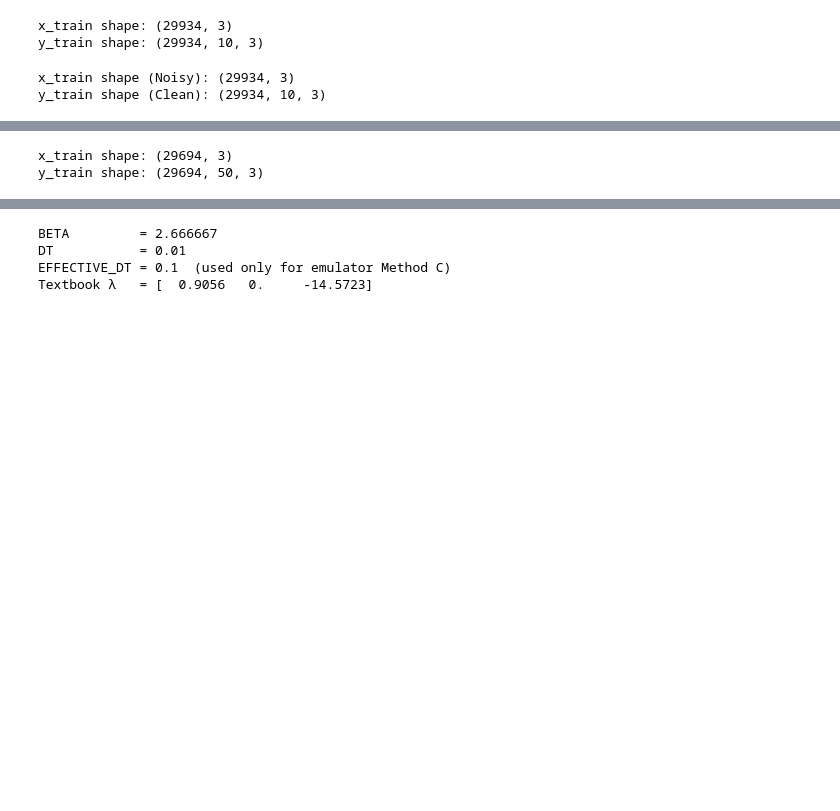
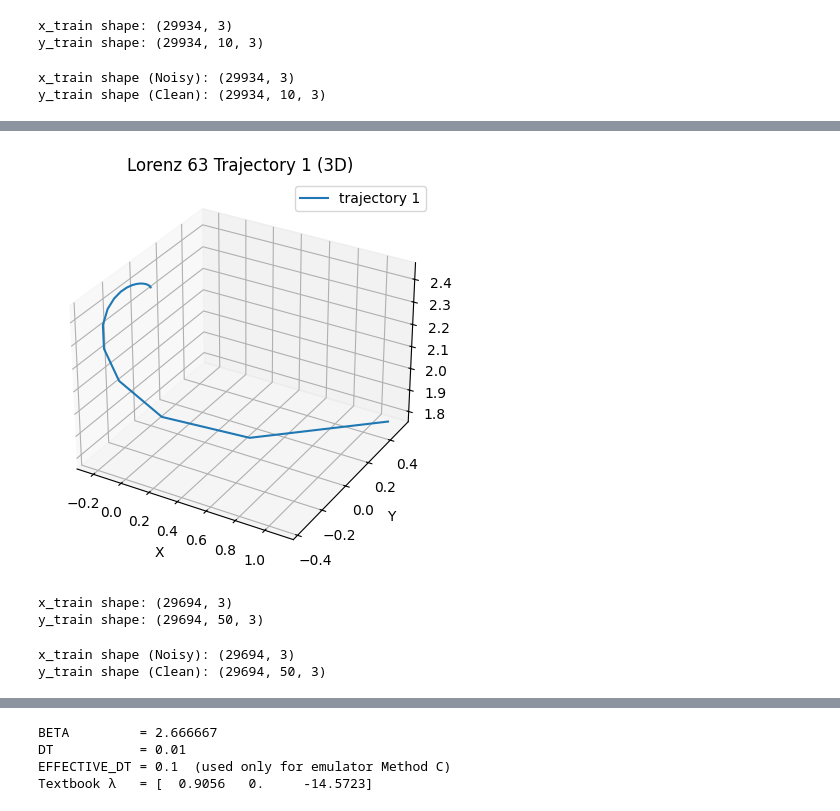
Before and after one commit to Mxgisha/chaotic-dynamical-systems-Research-tufts, a Jupyter notebook: Lorenze_63.ipynb, the cells around one changed output, grey strips where cells are left out. Cells and saved outputs as stored; diff of their text form; code cells hidden in the pictures; blank space fills up the shorter version.

```diff
--- a/Lorenze_63.ipynb
+++ b/Lorenze_63.ipynb
@@ -282,3 +293,18 @@ plt.show()
+# %%
+# print out the graphs of 1 and 2
+traj = prediction_func(model, jnp.array([1.5, 1.5, 1.5]), 10000)
+fig = plt.figure(figsize=(10, 5))
+axis = fig.add_subplot(111, projection='3d')
+axis.plot(traj[:, 0], traj[:, 1], traj[:, 2], label='trajectory 1')
+axis.set_xlabel('X')
+axis.set_ylabel('Y')
+axis.set_zlabel('Z')
+axis.set_title('Lorenz 63 Trajectory 1 (3D)')
+axis.legend()
+
+plt.show()
+# %% [output]
+[figure, added]
 # %%
 def neural_prediction_func(model, initial_state, prediction_steps, dt):
     """
@@ -359,5 +385,18 @@ print(f"y_train shape: {y_train.shape}")
 # %% [output]
 x_train shape: (29694, 3)
 y_train shape: (29694, 50, 3)
+# %%
+# input noise
+master_key, noise_key = jrandom.split(master_key)
+noise_scale = 0.1
+
+input_noise = jrandom.normal(noise_key, shape=x_train_pre_noise.shape) * noise_scale
+x_train = x_train_pre_noise + input_noise
+
+print(f"x_train shape (Noisy): {x_train.shape}")
+print(f"y_train shape (Clean): {y_train.shape}")
+# %% [output]
+x_train shape (Noisy): (29694, 3)
+y_train shape (Clean): (29694, 50, 3)
 # %%
 # train the drivative model
```
Also changed, not shown: parts of 19 cells of this notebook.
